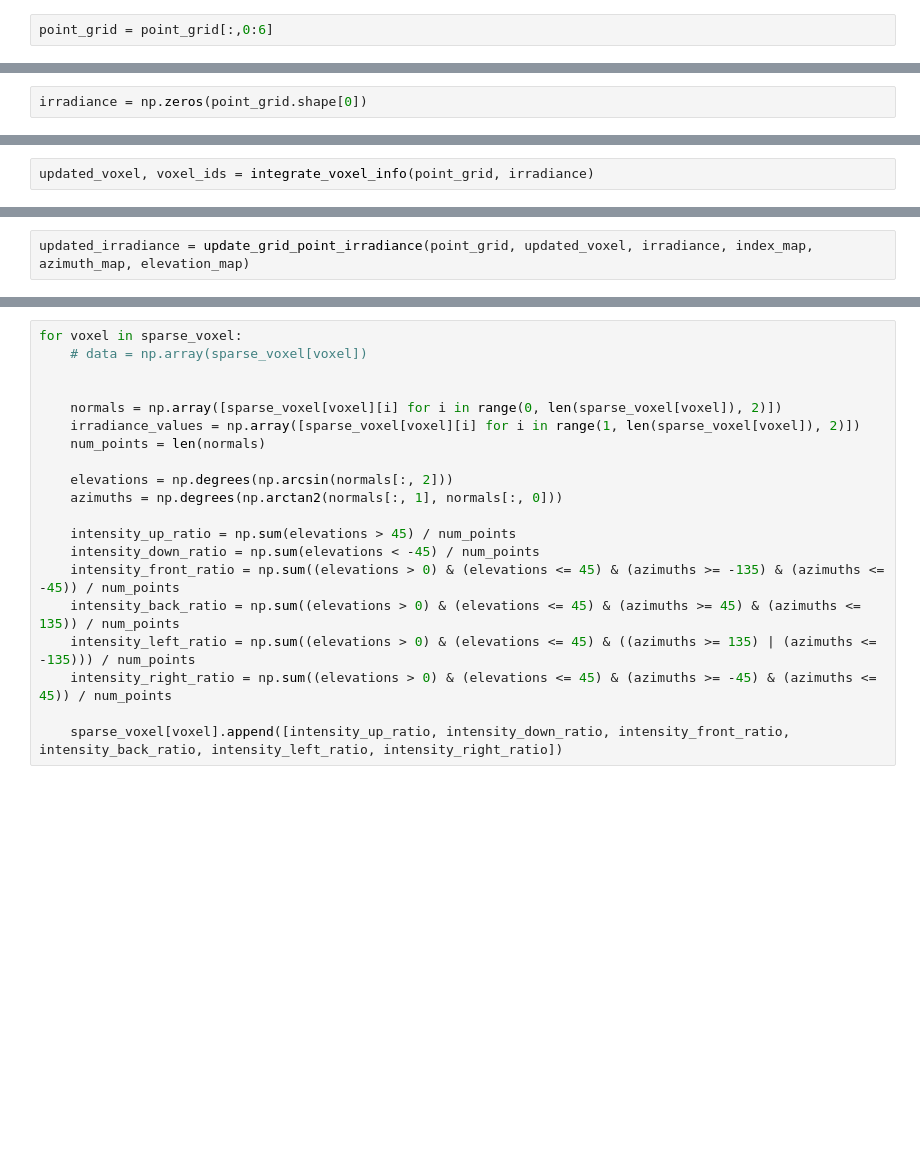
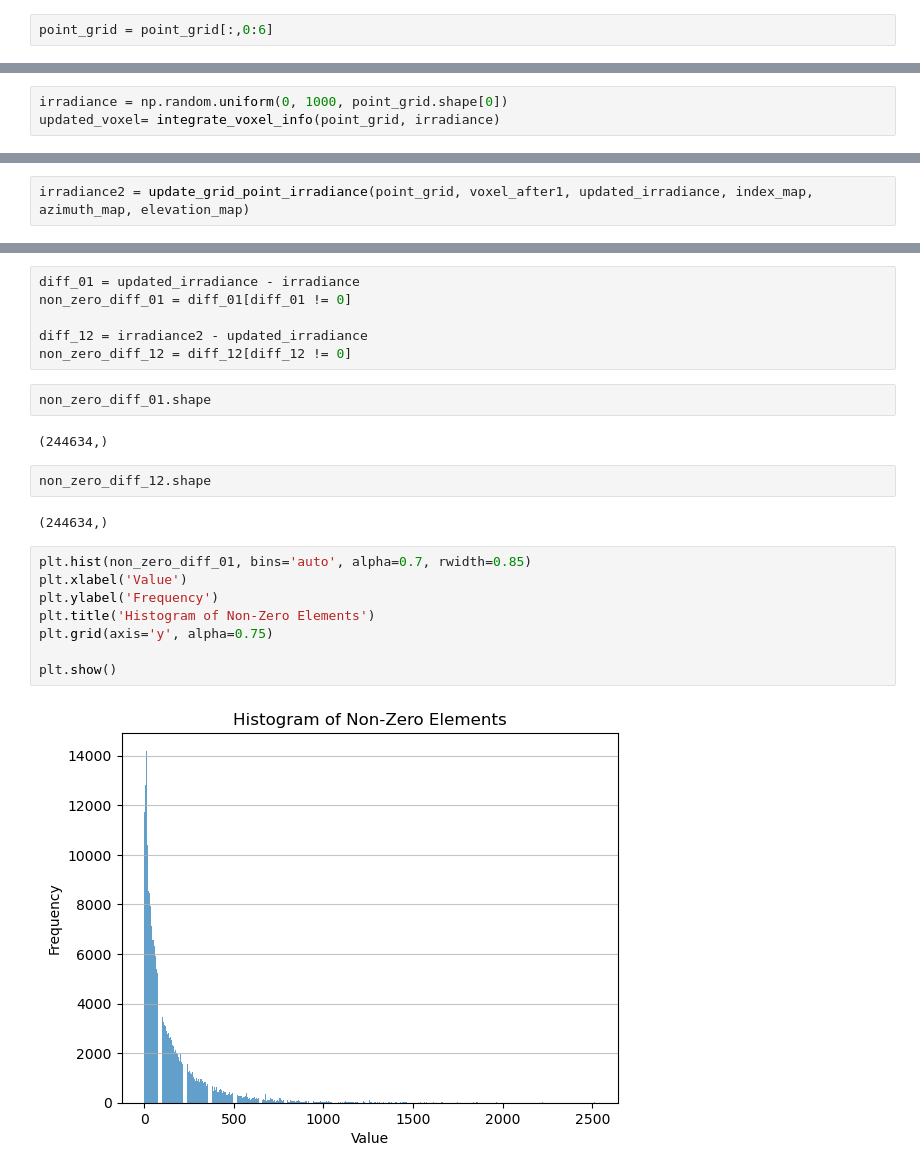
Before and after one commit to longxiangxu321/ProjectSolar, a Jupyter notebook: calculate_irradiance.ipynb, the cells around one changed output, grey strips where cells are left out. Saved outputs shown, nothing was run; the diff lists cells and outputs as text; blank space fills up the shorter version.

Commit message:
first version irradiance propagation done

```diff
--- a/calculate_irradiance.ipynb
+++ b/calculate_irradiance.ipynb
@@ -22,2 +116,3 @@ point_grid = point_grid[:,0:6]
 # %%
-irradiance = np.zeros(point_grid.shape[0])
+irradiance = np.random.uniform(0, 1000, point_grid.shape[0])
+updated_voxel= integrate_voxel_info(point_grid, irradiance)
@@ -134,4 +119,2 @@ def update_grid_point_irradiance(point_grid, voxel_grid, irradiance, index_map,
-# %%
-updated_voxel, voxel_ids = integrate_voxel_info(point_grid, irradiance)
 # %%
 updated_irradiance = update_grid_point_irradiance(point_grid, updated_voxel, irradiance, index_map, azimuth_map, elevation_map)
@@ -142,2 +123,2 @@ updated_voxel = integrate_voxel_info(point_grid, irradiance)
 # %%
-updated_irradiance = update_grid_point_irradiance(point_grid, updated_voxel, irradiance, index_map, azimuth_map, elevation_map)
+irradiance2 = update_grid_point_irradiance(point_grid, voxel_after1, updated_irradiance, index_map, azimuth_map, elevation_map)
@@ -179,20 +125,24 @@ for i in range(point_grid_num):
-# %%
-for voxel in sparse_voxel:
-    # data = np.array(sparse_voxel[voxel])
-
-
-    normals = np.array([sparse_voxel[voxel][i] for i in range(0, len(sparse_voxel[voxel]), 2)])
-    irradiance_values = np.array([sparse_voxel[voxel][i] for i in range(1, len(sparse_voxel[voxel]), 2)])
-    num_points = len(normals)
-
-    elevations = np.degrees(np.arcsin(normals[:, 2]))
-    azimuths = np.degrees(np.arctan2(normals[:, 1], normals[:, 0]))
-
-    intensity_up_ratio = np.sum(elevations > 45) / num_points
-    intensity_down_ratio = np.sum(elevations < -45) / num_points
-    intensity_front_ratio = np.sum((elevations > 0) & (elevations <= 45) & (azimuths >= -135) & (azimuths <= -45)) / num_points
-    intensity_back_ratio = np.sum((elevations > 0) & (elevations <= 45) & (azimuths >= 45) & (azimuths <= 135)) / num_points
-    intensity_left_ratio = np.sum((elevations > 0) & (elevations <= 45) & ((azimuths >= 135) | (azimuths <= -135))) / num_points
-    intensity_right_ratio = np.sum((elevations > 0) & (elevations <= 45) & (azimuths >= -45) & (azimuths <= 45)) / num_points
-
-    sparse_voxel[voxel].append([intensity_up_ratio, intensity_down_ratio, intensity_front_ratio, intensity_back_ratio, intensity_left_ratio, intensity_right_ratio])
+# %%
+diff_01 = updated_irradiance - irradiance
+non_zero_diff_01 = diff_01[diff_01 != 0]
+
+diff_12 = irradiance2 - updated_irradiance
+non_zero_diff_12 = diff_12[diff_12 != 0]
+# %%
+non_zero_diff_01.shape
+# %% [output]
+(244634,)
+# %%
+non_zero_diff_12.shape
+# %% [output]
+(244634,)
+# %%
+plt.hist(non_zero_diff_01, bins='auto', alpha=0.7, rwidth=0.85)
+plt.xlabel('Value')
+plt.ylabel('Frequency')
+plt.title('Histogram of Non-Zero Elements')
+plt.grid(axis='y', alpha=0.75)
+
+plt.show()
+# %% [output]
+[figure, added]
```
Also changed, not shown: parts of 9 cells of this notebook.
